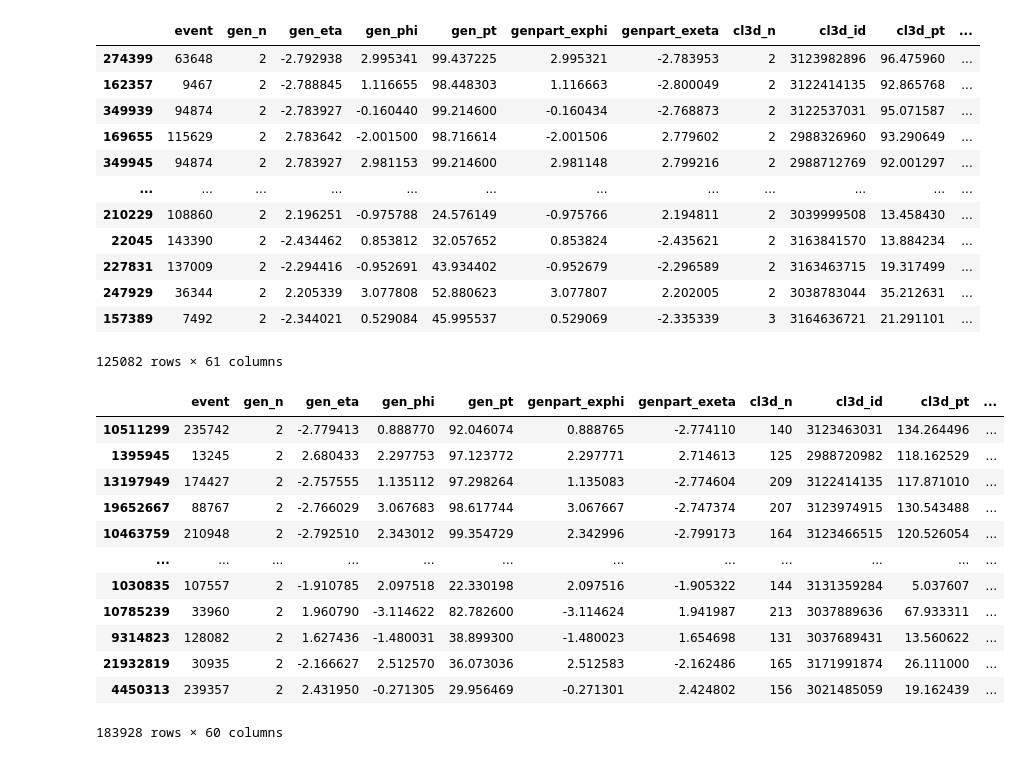
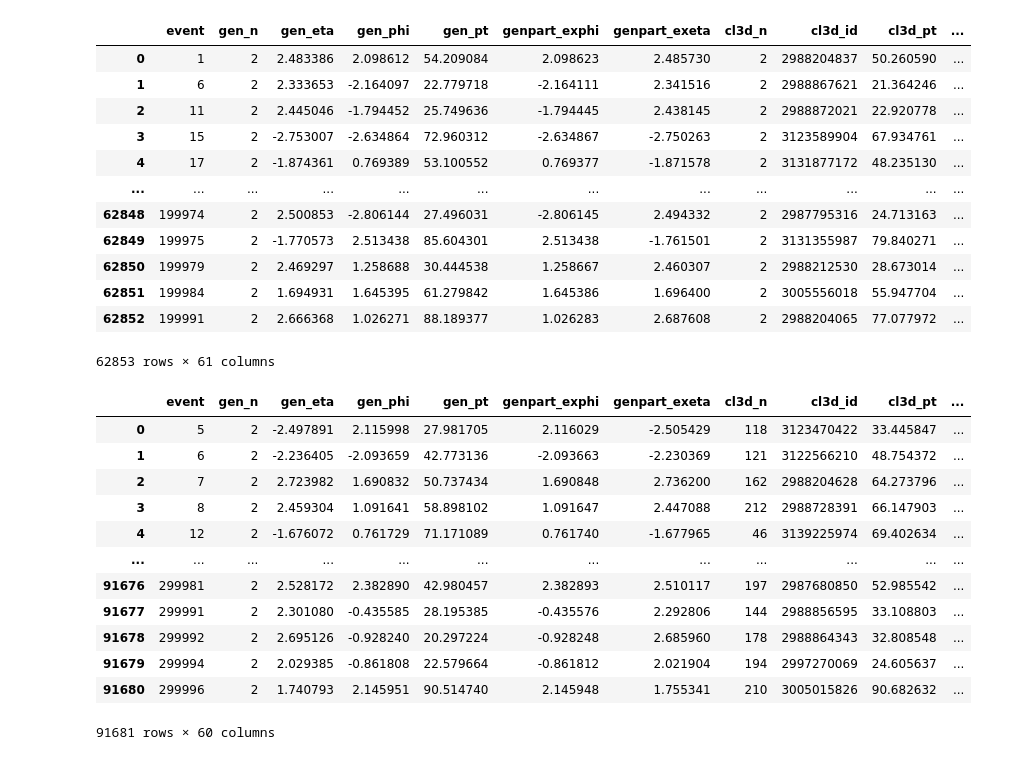
Before and after one commit to tdebnath16/shower_shape_studies, a Jupyter notebook: showershapestudies.ipynb, the cells around one changed output. Drawn from its saved outputs; the diff is of its cells as text; code cells hidden in the pictures.

```diff
--- a/showershapestudies.ipynb
+++ b/showershapestudies.ipynb
@@ -38,17 +41,24 @@ def delta_r(eta1, phi1, eta2, phi2):
     return np.sqrt(delta_eta**2 + delta_phi**2)
 # %%
 def filter_by_delta_r(df, delta_r_threshold=0.05):
-    # Ensure required columns are present
-    required_columns = ['cl3d_eta', 'cl3d_phi', 'genpart_exeta', 'genpart_exphi']
+    """Filter DataFrame to keep only the highest-energy match per event within the delta R threshold."""
+    required_columns = ['cl3d_eta', 'cl3d_phi', 'genpart_exeta', 'genpart_exphi', 'cl3d_energy', 'event']
+
     if not all(col in df.columns for col in required_columns):
         raise ValueError(f"DataFrame must contain the following columns: {required_columns}")
 
-    # Calculate delta_r and add it as a column
+    df = df.copy()  # Avoid modifying original DataFrame
+    # Filter to keep only clusters with cl3d_energy > 0
+    df = df[df['cl3d_ienergy'] > 0]
+    # Compute delta_r
     df['delta_r'] = delta_r(df['cl3d_eta'], df['cl3d_phi'], df['genpart_exeta'], df['genpart_exphi'])
-
-    # Filter the DataFrame
+    # Filter based on delta_r threshold
     df_filtered = df[df['delta_r'] < delta_r_threshold]
-    return df_filtered
+    # Sort by event_id, cl3d_energy (descending), delta_r (ascending)
+    df_sorted = df_filtered.sort_values(by=['event', 'cl3d_energy', 'delta_r'], ascending=[True, False, True])
+    # Keep only the first occurrence per event_id
+    df_best_match = df_sorted.groupby('event').first().reset_index()
+    return df_best_match
 # %%
 # Function to load and filter the tree data (for ROOT file)
 def load_and_filter_tree(tree, filter_pt = 20, eta_range=(1.6, 2.8), cl_pt_threshold=5):
@@ -130,33 +116,33 @@ neutrinoPU200_df_noduplicates = remove_duplicates(neutrinoPU200_df)
 # %%
-photonPU0_df_noduplicates
+photonPU0_df_filtered
 # %% [output]
 |  | event | gen_n | gen_eta | gen_phi | gen_pt | genpart_exphi | genpart_exeta | cl3d_n | cl3d_id | cl3d_pt | ... |
-| 274399 | 63648 | 2 | -2.792938 | 2.995341 | 99.437225 | 2.995321 | -2.783953 | 2 | 3123982896 | 96.475960 | ... |
-| 162357 | 9467 | 2 | -2.788845 | 1.116655 | 98.448303 | 1.116663 | -2.800049 | 2 | 3122414135 | 92.865768 | ... |
-| 349939 | 94874 | 2 | -2.783927 | -0.160440 | 99.214600 | -0.160434 | -2.768873 | 2 | 3122537031 | 95.071587 | ... |
-| 169655 | 115629 | 2 | 2.783642 | -2.001500 | 98.716614 | -2.001506 | 2.779602 | 2 | 2988326960 | 93.290649 | ... |
-| 349945 | 94874 | 2 | 2.783927 | 2.981153 | 99.214600 | 2.981148 | 2.799216 | 2 | 2988712769 | 92.001297 | ... |
+| 0 | 1 | 2 | 2.483386 | 2.098612 | 54.209084 | 2.098623 | 2.485730 | 2 | 2988204837 | 50.260590 | ... |
+| 1 | 6 | 2 | 2.333653 | -2.164097 | 22.779718 | -2.164111 | 2.341516 | 2 | 2988867621 | 21.364246 | ... |
+| 2 | 11 | 2 | 2.445046 | -1.794452 | 25.749636 | -1.794445 | 2.438145 | 2 | 2988872021 | 22.920778 | ... |
+| 3 | 15 | 2 | -2.753007 | -2.634864 | 72.960312 | -2.634867 | -2.750263 | 2 | 3123589904 | 67.934761 | ... |
+| 4 | 17 | 2 | -1.874361 | 0.769389 | 53.100552 | 0.769377 | -1.871578 | 2 | 3131877172 | 48.235130 | ... |
 | ... | ... | ... | ... | ... | ... | ... | ... | ... | ... | ... | ... |
-| 210229 | 108860 | 2 | 2.196251 | -0.975788 | 24.576149 | -0.975766 | 2.194811 | 2 | 3039999508 | 13.458430 | ... |
-| 22045 | 143390 | 2 | -2.434462 | 0.853812 | 32.057652 | 0.853824 | -2.435621 | 2 | 3163841570 | 13.884234 | ... |
-| 227831 | 137009 | 2 | -2.294416 | -0.952691 | 43.934402 | -0.952679 | -2.296589 | 2 | 3163463715 | 19.317499 | ... |
-| 247929 | 36344 | 2 | 2.205339 | 3.077808 | 52.880623 | 3.077807 | 2.202005 | 2 | 3038783044 | 35.212631 | ... |
-| 157389 | 7492 | 2 | -2.344021 | 0.529084 | 45.995537 | 0.529069 | -2.335339 | 3 | 3164636721 | 21.291101 | ... |
+| 62848 | 199974 | 2 | 2.500853 | -2.806144 | 27.496031 | -2.806145 | 2.494332 | 2 | 2987795316 | 24.713163 | ... |
+| 62849 | 199975 | 2 | -1.770573 | 2.513438 | 85.604301 | 2.513438 | -1.761501 | 2 | 3131355987 | 79.840271 | ... |
+| 62850 | 199979 | 2 | 2.469297 | 1.258688 | 30.444538 | 1.258667 | 2.460307 | 2 | 2988212530 | 28.673014 | ... |
+| 62851 | 199984 | 2 | 1.694931 | 1.645395 | 61.279842 | 1.645386 | 1.696400 | 2 | 3005556018 | 55.947704 | ... |
+| 62852 | 199991 | 2 | 2.666368 | 1.026271 | 88.189377 | 1.026283 | 2.687608 | 2 | 2988204065 | 77.077972 | ... |
-125082 rows × 61 columns
+62853 rows × 61 columns
 # %%
-photonPU200_df_noduplicates
+photonPU200_df_filtered
 # %% [output]
 |  | event | gen_n | gen_eta | gen_phi | gen_pt | genpart_exphi | genpart_exeta | cl3d_n | cl3d_id | cl3d_pt | ... |
-| 10511299 | 235742 | 2 | -2.779413 | 0.888770 | 92.046074 | 0.888765 | -2.774110 | 140 | 3123463031 | 134.264496 | ... |
-| 1395945 | 13245 | 2 | 2.680433 | 2.297753 | 97.123772 | 2.297771 | 2.714613 | 125 | 2988720982 | 118.162529 | ... |
-| 13197949 | 174427 | 2 | -2.757555 | 1.135112 | 97.298264 | 1.135083 | -2.774604 | 209 | 3122414135 | 117.871010 | ... |
-| 19652667 | 88767 | 2 | -2.766029 | 3.067683 | 98.617744 | 3.067667 | -2.747374 | 207 | 3123974915 | 130.543488 | ... |
-| 10463759 | 210948 | 2 | -2.792510 | 2.343012 | 99.354729 | 2.342996 | -2.799173 | 164 | 3123466515 | 120.526054 | ... |
+| 0 | 5 | 2 | -2.497891 | 2.115998 | 27.981705 | 2.116029 | -2.505429 | 118 | 3123470422 | 33.445847 | ... |
+| 1 | 6 | 2 | -2.236405 | -2.093659 | 42.773136 | -2.093663 | -2.230369 | 121 | 3122566210 | 48.754372 | ... |
+| 2 | 7 | 2 | 2.723982 | 1.690832 | 50.737434 | 1.690848 | 2.736200 | 162 | 2988204628 | 64.273796 | ... |
+| 3 | 8 | 2 | 2.459304 | 1.091641 | 58.898102 | 1.091647 | 2.447088 | 212 | 2988728391 | 66.147903 | ... |
+| 4 | 12 | 2 | -1.676072 | 0.761729 | 71.171089 | 0.761740 | -1.677965 | 46 | 3139225974 | 69.402634 | ... |
 | ... | ... | ... | ... | ... | ... | ... | ... | ... | ... | ... | ... |
-| 1030835 | 107557 | 2 | -1.910785 | 2.097518 | 22.330198 | 2.097516 | -1.905322 | 144 | 3131359284 | 5.037607 | ... |
-| 10785239 | 33960 | 2 | 1.960790 | -3.114622 | 82.782600 | -3.114624 | 1.941987 | 213 | 3037889636 | 67.933311 | ... |
-| 9314823 | 128082 | 2 | 1.627436 | -1.480031 | 38.899300 | -1.480023 | 1.654698 | 131 | 3037689431 | 13.560622 | ... |
-| 21932819 | 30935 | 2 | -2.166627 | 2.512570 | 36.073036 | 2.512583 | -2.162486 | 165 | 3171991874 | 26.111000 | ... |
-| 4450313 | 239357 | 2 | 2.431950 | -0.271305 | 29.956469 | -0.271301 | 2.424802 | 156 | 3021485059 | 19.162439 | ... |
+| 91676 | 299981 | 2 | 2.528172 | 2.382890 | 42.980457 | 2.382893 | 2.510117 | 197 | 2987680850 | 52.985542 | ... |
+| 91677 | 299991 | 2 | 2.301080 | -0.435585 | 28.195385 | -0.435576 | 2.292806 | 144 | 2988856595 | 33.108803 | ... |
+| 91678 | 299992 | 2 | 2.695126 | -0.928240 | 20.297224 | -0.928248 | 2.685960 | 178 | 2988864343 | 32.808548 | ... |
+| 91679 | 299994 | 2 | 2.029385 | -0.861808 | 22.579664 | -0.861812 | 2.021904 | 194 | 2997270069 | 24.605637 | ... |
+| 91680 | 299996 | 2 | 1.740793 | 2.145951 | 90.514740 | 2.145948 | 1.755341 | 210 | 3005015826 | 90.682632 | ... |
-183928 rows × 60 columns
+91681 rows × 60 columns
 # %%
```
Also changed, not shown: parts of 34 cells of this notebook, 2 other files.
